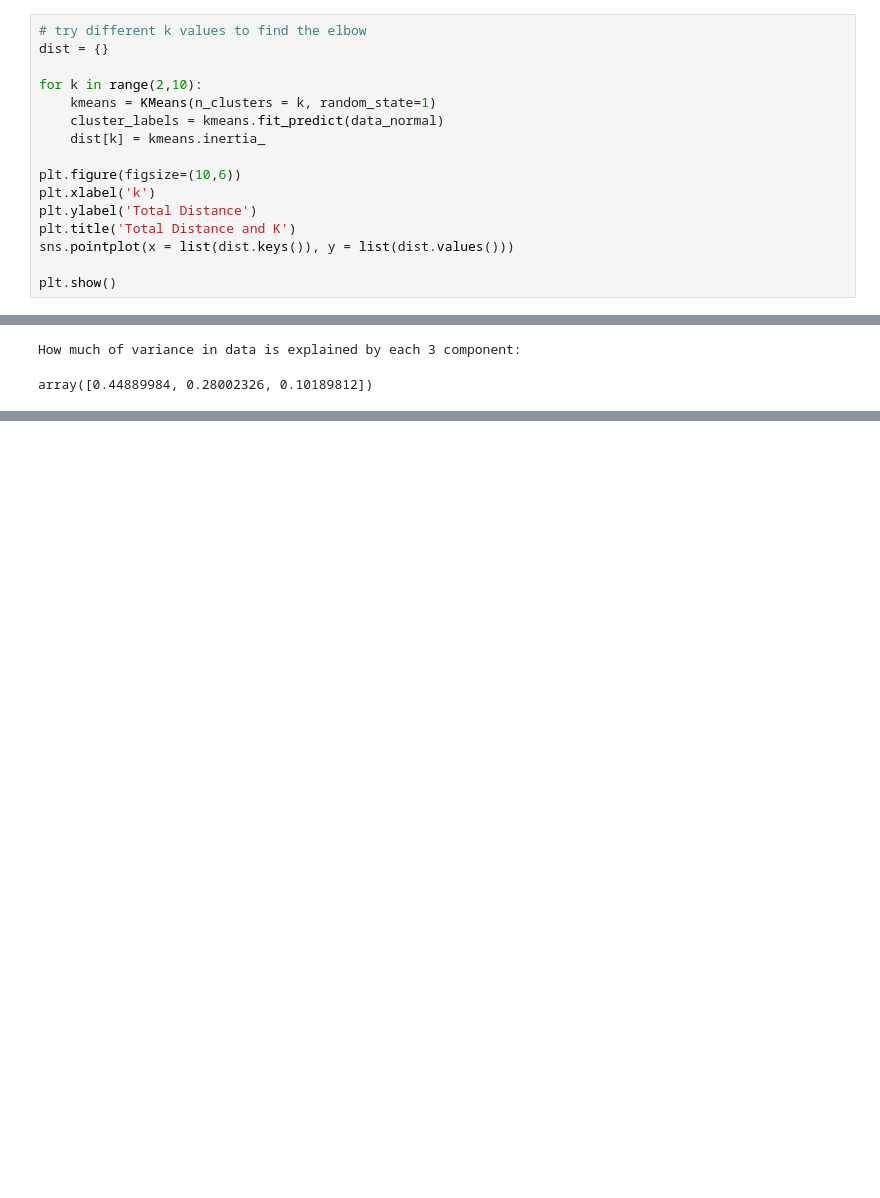
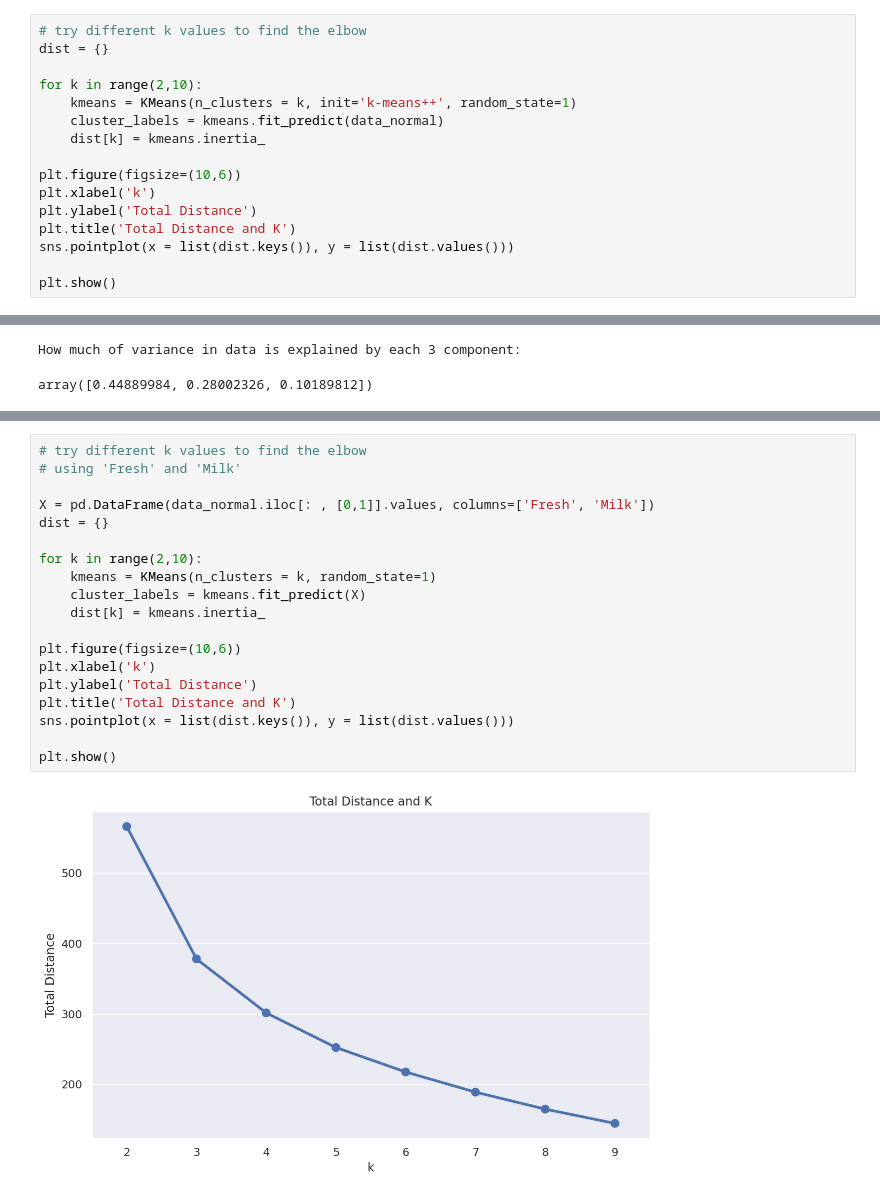
Before and after one commit to ahmadsadeed/COGS109_Project, a Jupyter notebook: project.ipynb, the cells around one changed output, grey strips where cells are left out. Drawn from its saved outputs; the diff is of its cells as text; blank space fills up the shorter version.

```diff
--- a/project.ipynb
+++ b/project.ipynb
@@ -247,7 +249,7 @@ plt.show()
 dist = {}
 
 for k in range(2,10):
-    kmeans = KMeans(n_clusters = k, random_state=1)
+    kmeans = KMeans(n_clusters = k, init='k-means++', random_state=1)
     cluster_labels = kmeans.fit_predict(data_normal)
     dist[k] = kmeans.inertia_
 
@@ -293,0 +351,21 @@ fig.show()
+# %%
+# try different k values to find the elbow
+# using 'Fresh' and 'Milk'
+
+X = pd.DataFrame(data_normal.iloc[: , [0,1]].values, columns=['Fresh', 'Milk'])
+dist = {}
+
+for k in range(2,10):
+    kmeans = KMeans(n_clusters = k, random_state=1)
+    cluster_labels = kmeans.fit_predict(X)
+    dist[k] = kmeans.inertia_
+
+plt.figure(figsize=(10,6))
+plt.xlabel('k')
+plt.ylabel('Total Distance')
+plt.title('Total Distance and K')
+sns.pointplot(x = list(dist.keys()), y = list(dist.values()))
+
+plt.show()
+# %% [output]
+[figure, added]
```
Also changed, not shown: parts of 17 cells of this notebook.
